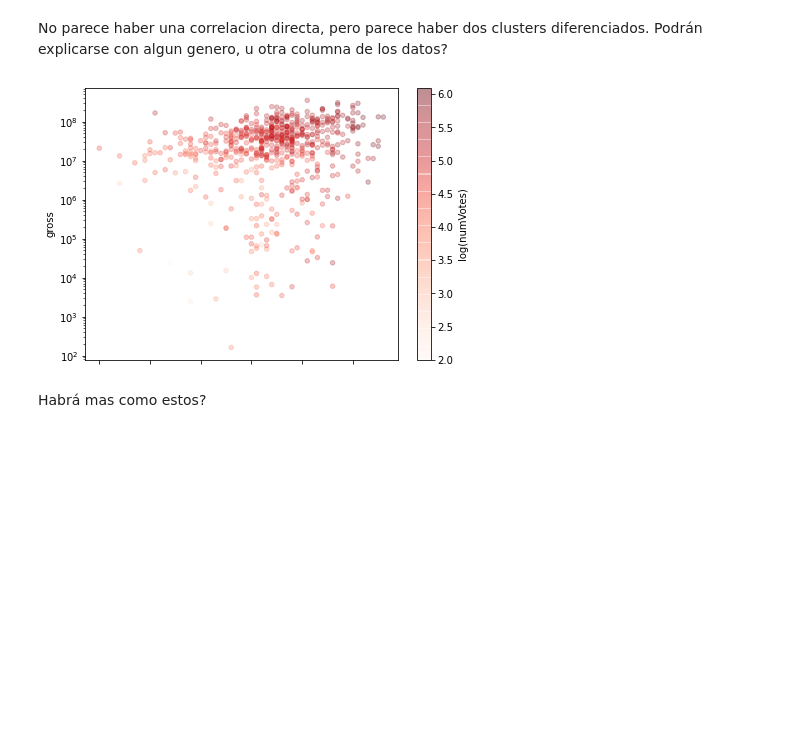
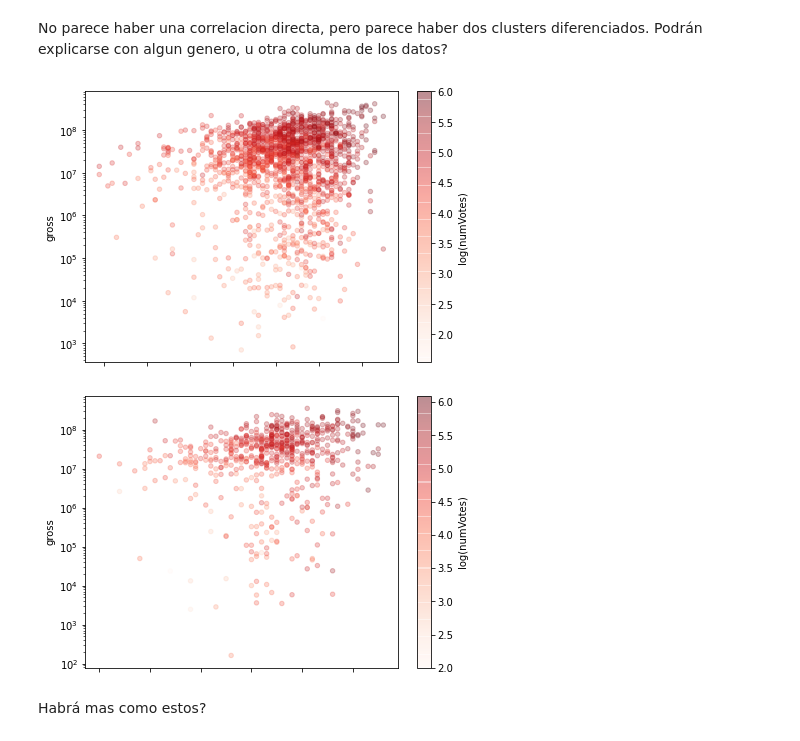
Before and after one commit to elsonidoq/machine_learning_practico, a Jupyter notebook: notebooks/clase-1/03_problem_framing_and_feature_engineering.ipynb, the cells around one changed output. Saved outputs shown, nothing was run; the diff lists cells and outputs as text; code cells hidden in the pictures; blank space fills up the shorter version.

```diff
--- a/notebooks/clase-1/03_problem_framing_and_feature_engineering.ipynb
+++ b/notebooks/clase-1/03_problem_framing_and_feature_engineering.ipynb
@@ -104,11 +109,18 @@ No parece haber una correlacion directa, pero parece haber dos clusters diferenc
 # %%
+(
+    ogr_df[ogr_df.genres.apply(lambda x: 'Comedy'  in x)]
+    .plot.scatter('averageRating', 'gross', c='log(numVotes)', cmap='Reds', alpha=0.25, figsize=(7,5))
+)
+plt.yscale('log');
 (
     ogr_df[ogr_df.genres.apply(lambda x: 'Thriller'  in x)]
     .plot.scatter('averageRating', 'gross', c='log(numVotes)', cmap='Reds', alpha=0.25, figsize=(7,5))
 )
+
 plt.yscale('log');
 # %% [output]
-[figure, old version]
+[figure, new version]
+[figure, added]
 # %% [markdown]
 Habrá mas como estos?
 # %% [markdown]
```
Also changed, not shown: parts of 24 cells of this notebook.
